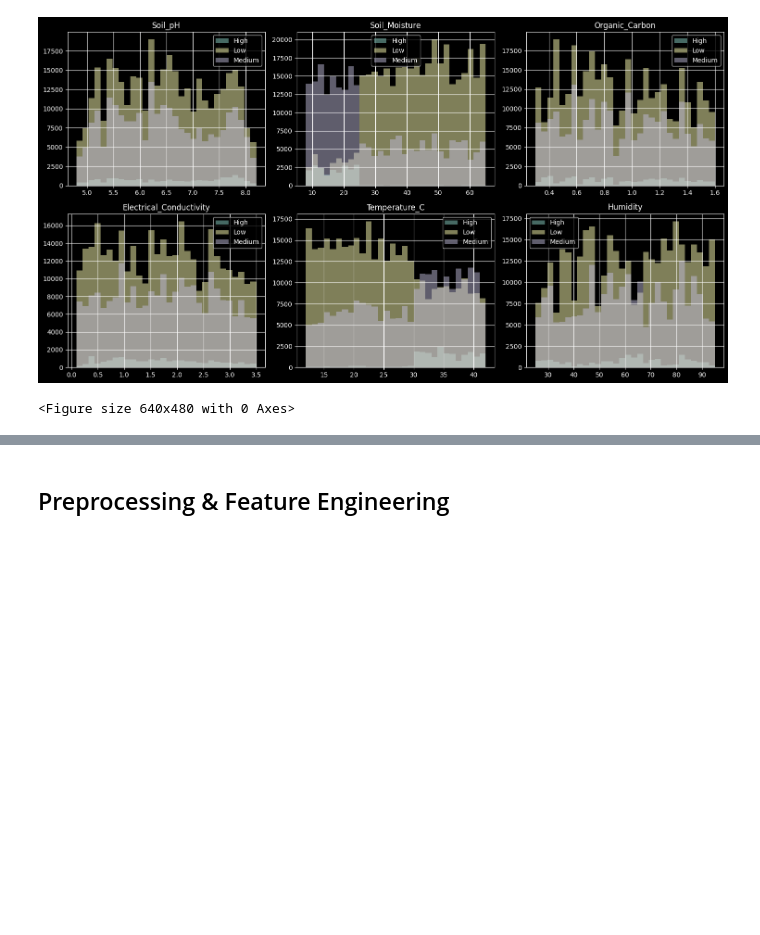
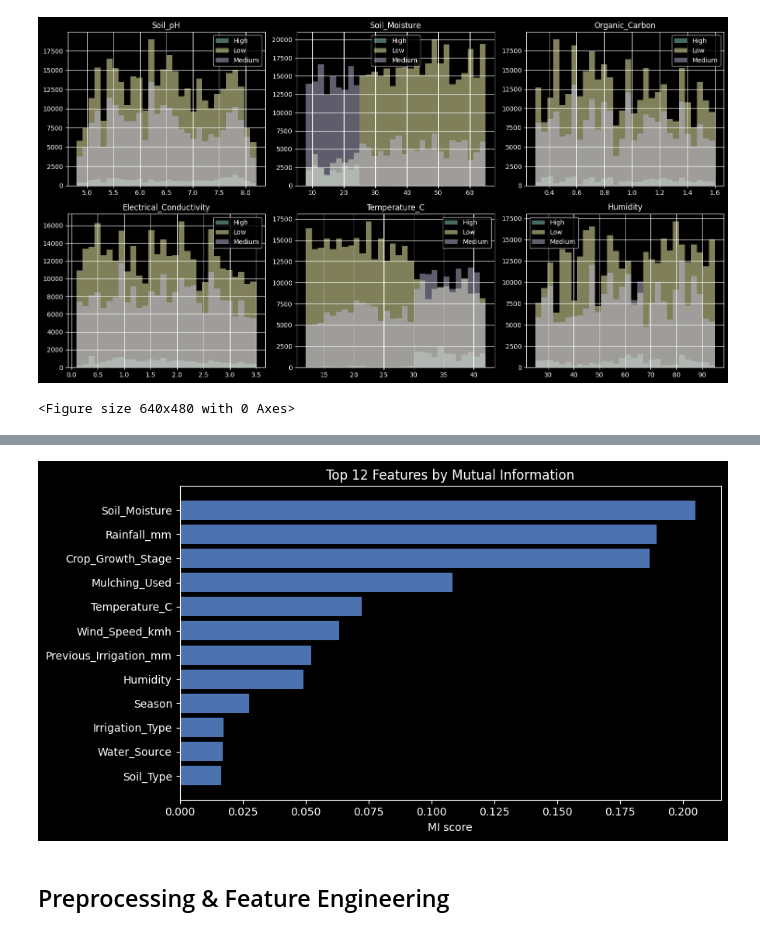
Before and after one commit to drthgz/kaggle-challenges, a Jupyter notebook: 2026-04/notebook.ipynb, the cells around one changed output, grey strips where cells are left out. Cells and saved outputs as stored; diff of their text form; code cells hidden in the pictures; blank space fills up the shorter version.

```diff
--- a/2026-04/notebook.ipynb
+++ b/2026-04/notebook.ipynb
@@ -129,0 +135,64 @@ plt.show()
+# %%
+focus_num = ["Rainfall_mm", "Soil_Moisture", "Previous_Irrigation_mm"]
+focus_cat = ["Water_Source", "Irrigation_Type"]
+
+# 1) Numeric profile by class
+print("=== Focus numeric stats by class ===")
+print(train_df.groupby(TARGET)[focus_num].agg(["mean", "median", "std"]).round(3))
+
+# 2) Focus categorical vs target distribution
+for col in focus_cat:
+    print(f"\n=== Target mix inside {col} ===")
+    mix = pd.crosstab(train_df[col], train_df[TARGET], normalize="index")
+    print((mix * 100).round(2))
+
+# 3) Interaction view: Water source x Irrigation type
+pair_mix = pd.crosstab(
+    [train_df["Water_Source"], train_df["Irrigation_Type"]],
+    train_df[TARGET],
+    normalize="index"
+)
+print("\n=== Water_Source x Irrigation_Type target mix (top 12 rows) ===")
+print((pair_mix * 100).round(2).head(12))
+
+# 4) Quantile bucket analysis for rainfall and soil moisture
+eda_tmp = train_df[["Rainfall_mm", "Soil_Moisture", TARGET]].copy()
+eda_tmp["rain_bin"] = pd.qcut(eda_tmp["Rainfall_mm"], q=10, labels=False, duplicates="drop")
+eda_tmp["moist_bin"] = pd.qcut(eda_tmp["Soil_Moisture"], q=10, labels=False, duplicates="drop")
+
+rain_high_rate = (
+    eda_tmp.groupby("rain_bin")[TARGET]
+    .apply(lambda s: (s == "High").mean())
+    .rename("High_rate")
+)
+moist_high_rate = (
+    eda_tmp.groupby("moist_bin")[TARGET]
+    .apply(lambda s: (s == "High").mean())
+    .rename("High_rate")
+)
+
+print("\n=== High-class rate by Rainfall decile ===")
+print((rain_high_rate * 100).round(2))
+print("\n=== High-class rate by Soil Moisture decile ===")
+print((moist_high_rate * 100).round(2))
+
+# 5) Fast signal ranking with mutual information
+probe = train_df.drop(columns=[TARGET, "id"]).copy()
+for c in probe.columns:
+    if pd.api.types.is_string_dtype(probe[c]) or probe[c].dtype == "object":
+        probe[c] = probe[c].astype("category").cat.codes
+
+y_probe = train_df[TARGET].map({"Low": 0, "Medium": 1, "High": 2}).astype(int)
+mi = mutual_info_classif(probe, y_probe, discrete_features="auto", random_state=42)
+mi_df = pd.DataFrame({"feature": probe.columns, "mi": mi}).sort_values("mi", ascending=False)
+
+print("\n=== Top 15 features by mutual information ===")
+print(mi_df.head(15).to_string(index=False))
+
+plt.figure(figsize=(9, 5))
+plt.barh(mi_df.head(12)["feature"][::-1], mi_df.head(12)["mi"][::-1], color="#4C72B0")
+plt.title("Top 12 Features by Mutual Information")
+plt.xlabel("MI score")
+plt.tight_layout()
+plt.show()
+# %% [output]
@@ -130,3 +216,4 @@ plt.show()
+[figure, added]
 # %% [markdown]
 ## Preprocessing & Feature Engineering
 # %%
```
Also changed, not shown: parts of 11 cells of this notebook.
